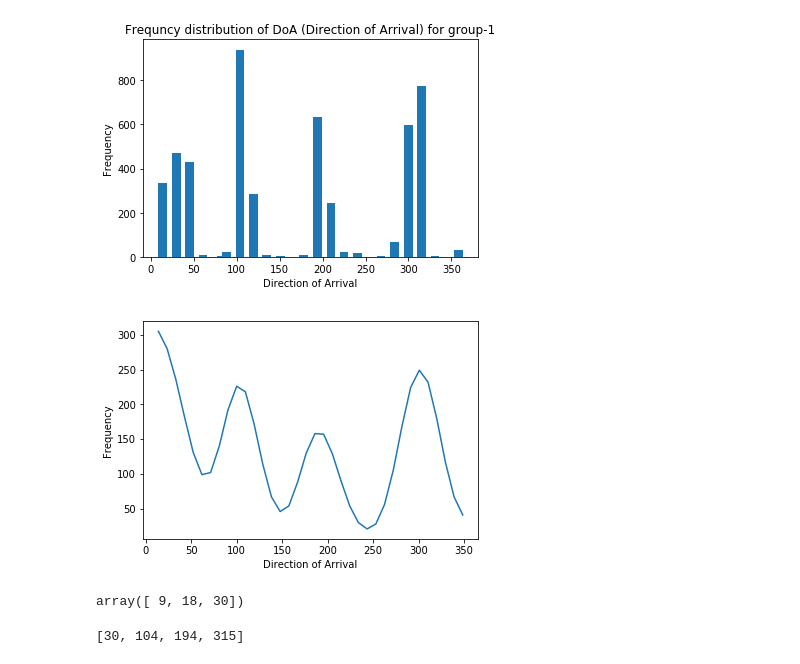
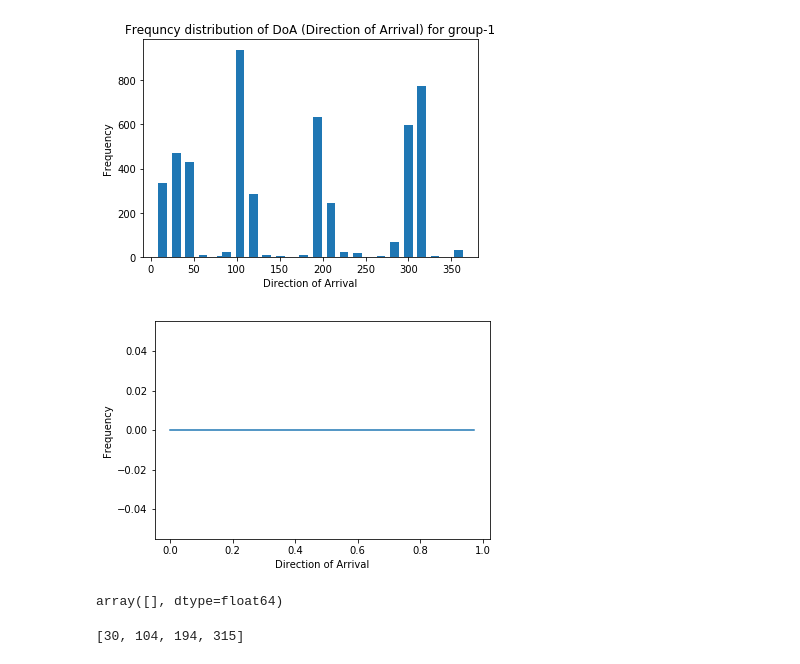
Before and after one commit to pankajchejara23/pydoa, a Jupyter notebook: Test place.ipynb, the cells around one changed output. Saved outputs shown, nothing was run; the diff lists cells and outputs as text; code cells hidden in the pictures.

```diff
--- a/Test place.ipynb
+++ b/Test place.ipynb
@@ -76,10 +76,10 @@ d.plotDegreeDistribution(group='group-1')
 # %% [output]
 [figure]
 # %%
-d.getPeakDegree()
+d.getPeakDegree(1.5)
 # %% [output]
-[figure, old version]
+[figure, new version]
-array([ 9, 18, 30])
+array([], dtype=float64)
 # %%
 d.getHighestNdegrees(sep=50)
 # %% [output]
```
Also changed, not shown: parts of 1 cell of this notebook, 26 other files.
